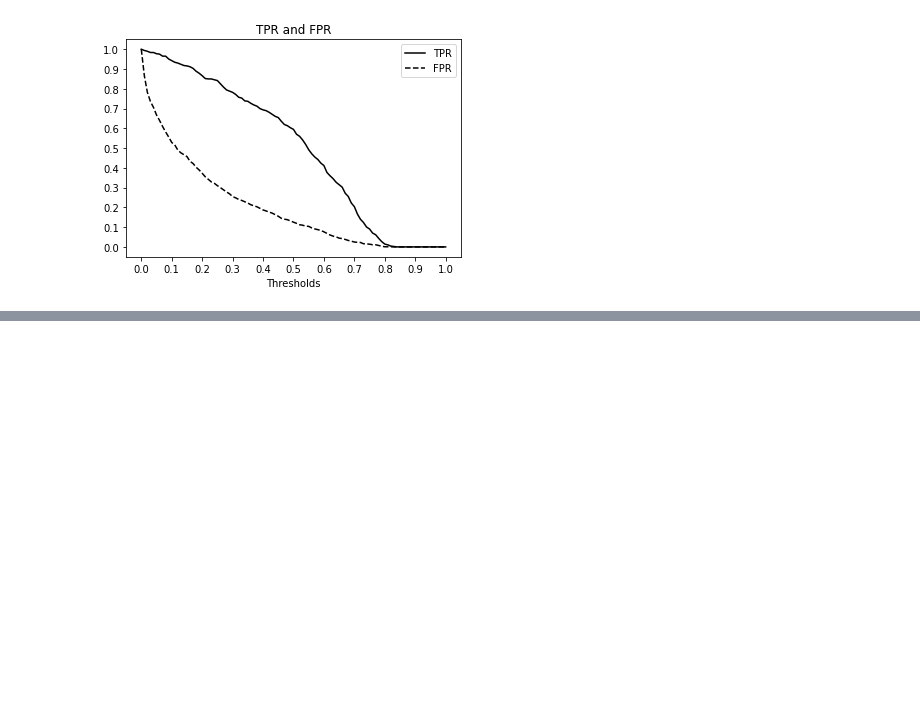
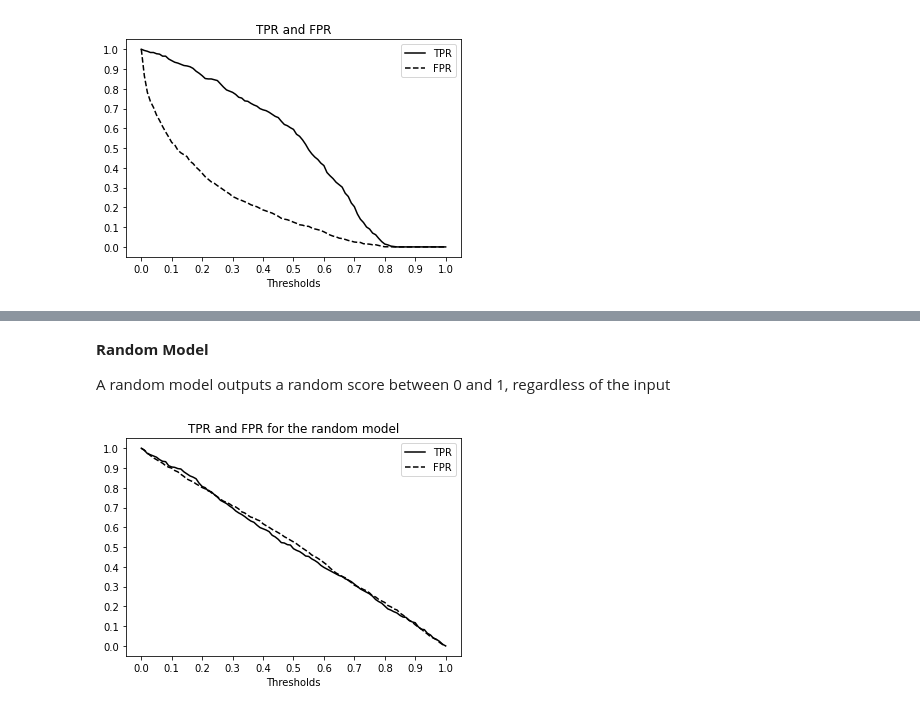
Before and after one commit to marcosbenicio/data-science, a Jupyter notebook: 03Metrics/churn_metrics.ipynb, the cells around one changed output, grey strips where cells are left out. Saved outputs shown, nothing was run; the diff lists cells and outputs as text; code cells hidden in the pictures; blank space fills up the shorter version.

```diff
--- a/03Metrics/churn_metrics.ipynb
+++ b/03Metrics/churn_metrics.ipynb
@@ -633,0 +654,26 @@ plt.show()
+# %% [markdown]
+**Random Model**
+
+A random model outputs a random score between 0 and 1, regardless of the input
+# %%
+np.random.seed(1)
+y_rand = np.random.uniform(0, 1, size=len(y_val))
+df_rand = tpr_fpr_dataframe(y_val, y_rand)
+# %%
+plt.figure(figsize=(6, 4))
+
+plt.plot(df_rand.threshold, df_rand.tpr, color='black', linestyle='solid', label='TPR')
+plt.plot(df_rand.threshold, df_rand.fpr, color='black', linestyle='dashed', label='FPR')
+plt.legend()
+
+plt.xticks(np.linspace(0, 1, 11))
+plt.yticks(np.linspace(0, 1, 11))
+
+plt.xlabel('Thresholds')
+plt.title('TPR and FPR for the random model')
+
+#plt.savefig('04_fpr_tpr_plot_random.svg')
+
+plt.show()
+# %% [output]
+[figure, added]
```
Also changed, not shown: parts of 37 cells of this notebook, 1 other file.
